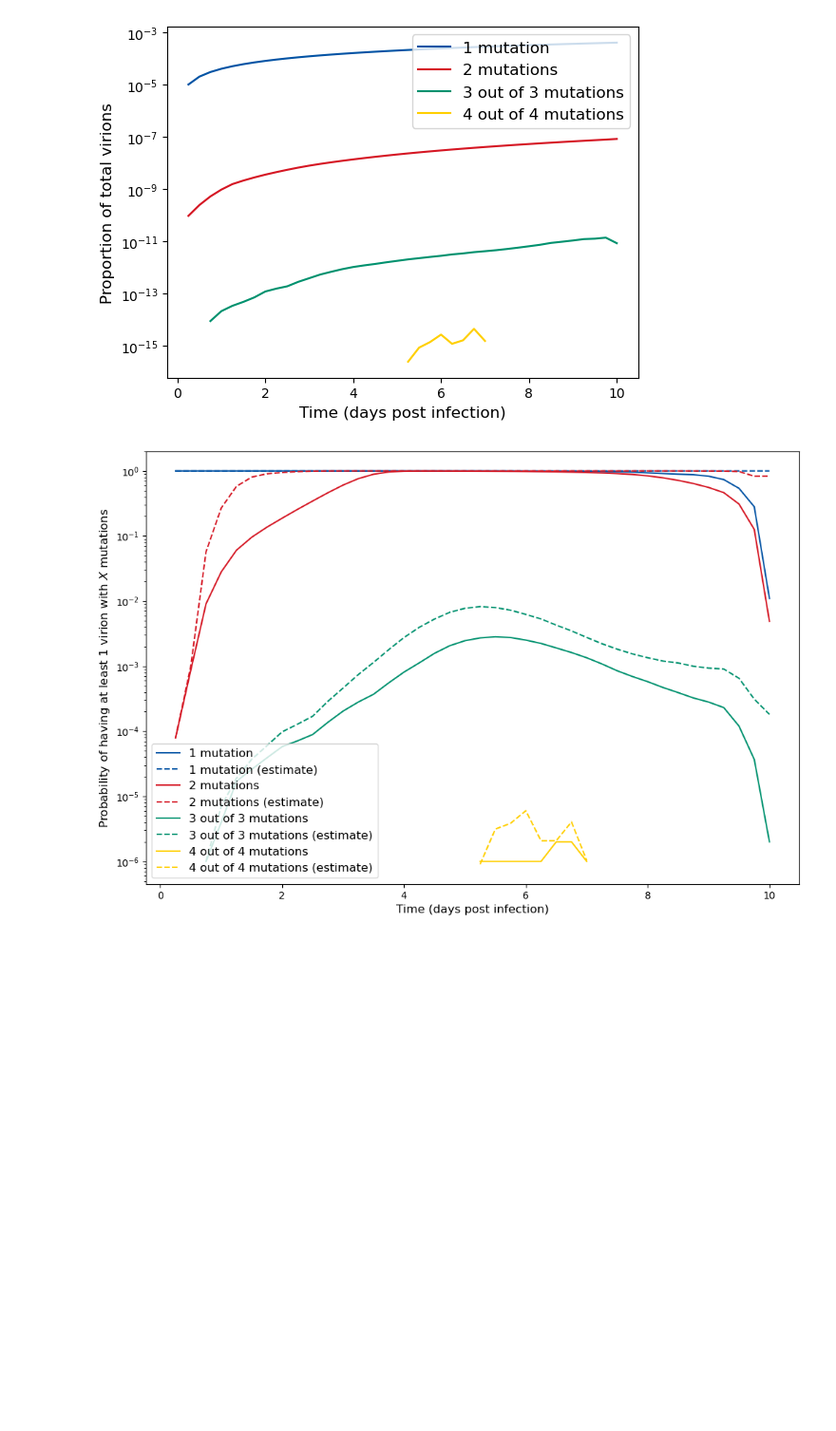
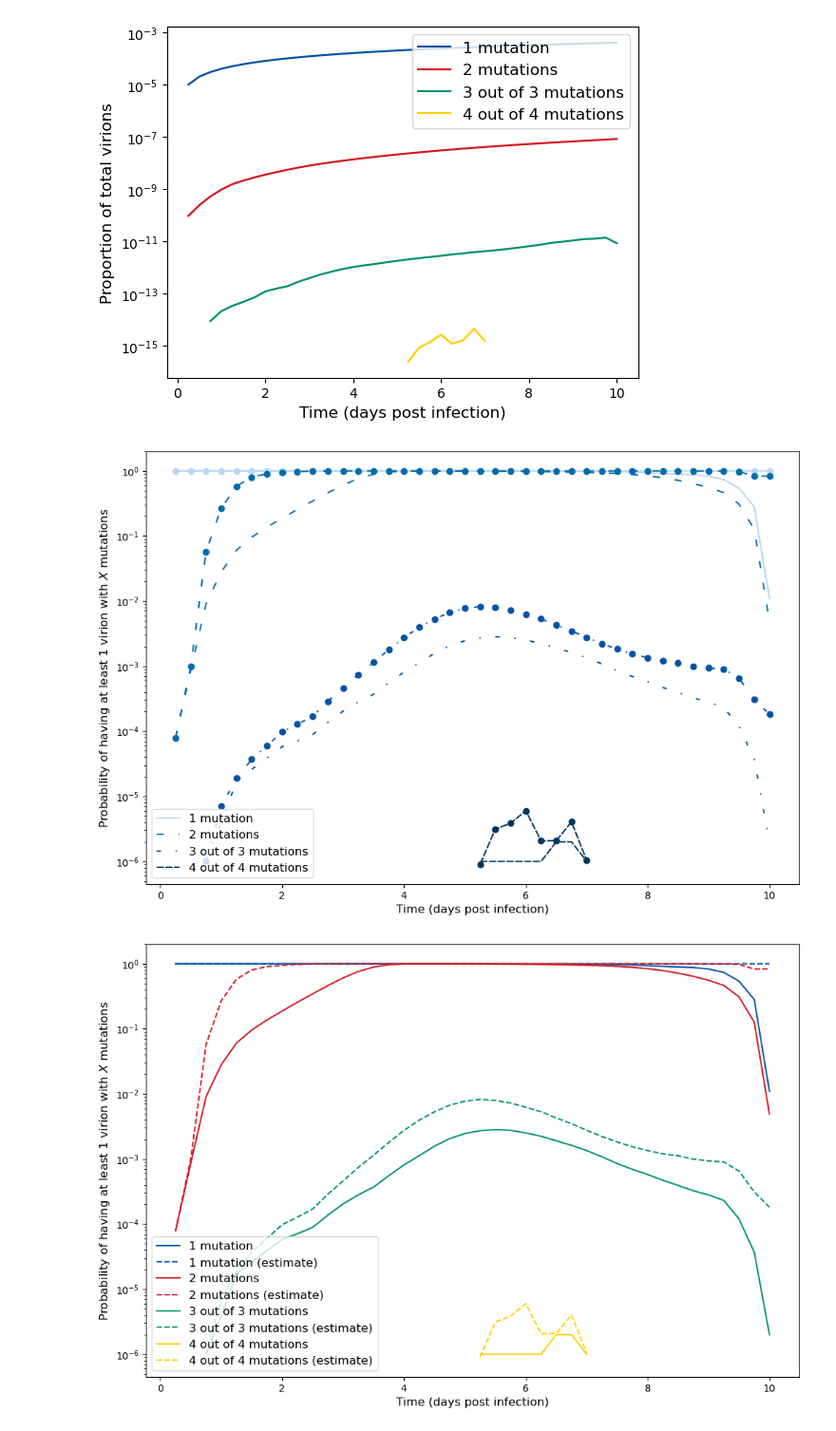
Before and after one commit to joshlooks/avianflu, a Jupyter notebook: bpm.ipynb, the cells around one changed output. Shown at 95% size. Cells and saved outputs as stored; diff of their text form; code cells hidden in the pictures; blank space fills up the shorter version.

```diff
--- a/bpm.ipynb
+++ b/bpm.ipynb
@@ -413,6 +419,70 @@ plt.savefig('Plots/prop_standard.pdf', dpi=2400,bbox_inches='tight')
 plt.show()
 # %% [output]
 [figure]
+# %%
+# We calculate the proportion / probability of an individual having at least one of a virion type
+n_totals_prob = np.zeros((5,41))
+for i in range(0,1000 * numberpeople1000s):
+    for j in range(1,6):
+        myN = n_i_lists[i][j]
+        if np.max(myN) > 0.5:
+            myrange = np.where(myN>0)
+            n_totals_prob[j-1,myrange] += 1
+n_totals_prob = n_totals_prob / (1000 * numberpeople1000s)
+
+
+
+meanV = np.zeros(41)
+for i in range(0, 41):
+    v_i = []
+    for j in range(1000):
+        for k in range(0,numberpeople1000s):
+            L = Lifespans[j]
+            gens = int(L / g)
+            if i <= gens:
+                v_i.append(n_i_lists[k + numberpeople1000s * j][0][i])
+    #calculate mean
+    meanV[i] = np.mean(np.array(v_i))
+
+#set up colors for the plot
+plotcolors = ['#B9D6F2', '#006DAA', '#0353A4', '#003559','#061A40']
+linestyles = ['solid',(0,(5,10)),(0,(3,10,1,10)),(0,(5,1)),(0, (3, 1, 1, 1, 1, 1))]
+
+#Set up plot
+fig, ax = plt.subplots()
+fig.set_figwidth(12)
+fig.set_figheight(8)
+
+for i in range(1,6):
+    probs = n_totals_prob[i-1,:]
+    myrange = np.where(probs>0)
+
+
+    #make an estimate for the probability
+    prop = n_totals[i,:] / N_TOTAL
+    myrange = np.where(prop>0)
+    probest = 1 - np.power((1 - prop[myrange]),meanV[myrange])
+
+    #create our label
+    if i > 2:
+        mylabel = str(i) + " out of " + str(i) + " mutations"
+    else:
+        if i > 1:
+            mylabel = "2 mutations"
+        else:
+            mylabel = "1 mutation"
+    if len(myrange[0]) > 0:
+        ax.semilogy(timevals[myrange], probs[myrange], color = plotcolors[i-1],linestyle=linestyles[i-1],label = mylabel)
+        ax.semilogy(timevals[myrange], probest, linestyle=linestyles[i-1],marker='o',color = plotcolors[i-1])
+
+
+ax.legend(loc=3,fontsize=12)
+ax.set_ylabel(r'Probability of having at least 1 virion with $X$ mutations',fontsize=12)
+ax.set_xlabel('Time (days post infection)',fontsize=12)
+plt.savefig('Plots/prob_standard_1.pdf', dpi=2400,bbox_inches='tight')
+plt.show()
+# %% [output]
+[figure, added]
 # %%
 #We calculate the proportion / probability of an individual having at least one of a virion type
 n_totals_prob = np.zeros((5,41))
```
Also changed, not shown: parts of 10 cells of this notebook, 10 other files.
